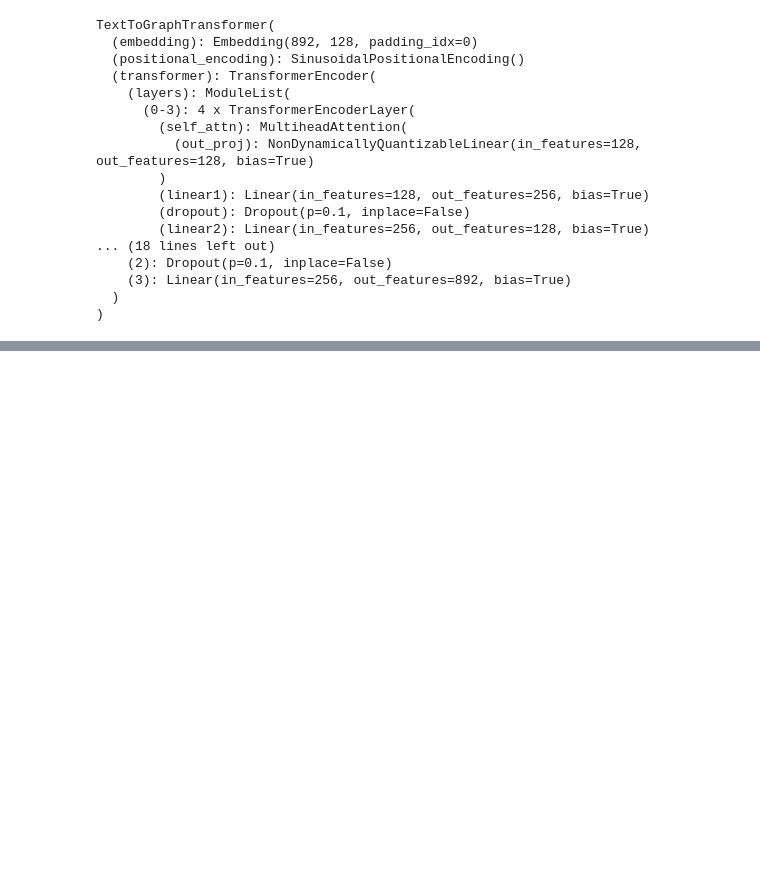
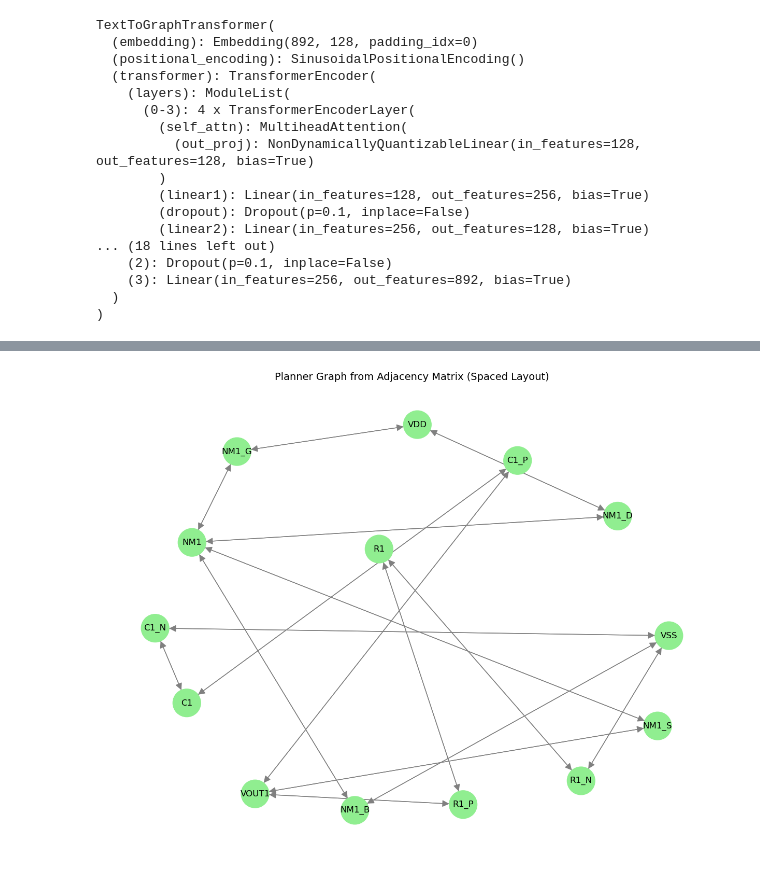
Before and after one commit to praveen2k2/circuits_gen, a Jupyter notebook: Moduler_version/train_1.0 TtoG.ipynb, the cells around one changed output, grey strips where cells are left out. Saved outputs shown, nothing was run; the diff lists cells and outputs as text; code cells hidden in the pictures; blank space fills up the shorter version.

```diff
--- a/Moduler_version/train_1.0 TtoG.ipynb
+++ b/Moduler_version/train_1.0 TtoG.ipynb
@@ -381,0 +417,6 @@ RuntimeError: Error(s) in loading state_dict for TextToGraphTransformer:
+# %%
+ex_index = 1
+sample_input = circuits.component_indices[ex_index]
+print("Sample Input Sequence:", circuits.component_lists[ex_index][0:-3])
+print("Actual Adjacency Matrix:")
+print(circuits.graphs[ex_index])
@@ -381,0 +440,44 @@ RuntimeError: Error(s) in loading state_dict for TextToGraphTransformer:
+# %%
+import networkx as nx
+import matplotlib.pyplot as plt
+
+def visualize_planner_from_adj_matrix(nodes, adj_matrix, spacing=2.0):
+    """
+    Visualize a planner graph with more spacing between nodes for clarity.
+
+    :param nodes: List of node labels.
+    :param adj_matrix: 2D list or numpy array.
+    :param spacing: Float, layout spacing (default is 2.0).
+    """
+    G = nx.DiGraph()
+
+    # Add nodes
+    for node in nodes:
+        G.add_node(node)
+
+    # Add edges based on adjacency matrix
+    for i in range(len(nodes)):
+        for j in range(len(nodes)):
+            if adj_matrix[i][j] != 0:
+                G.add_edge(nodes[i], nodes[j])
+
+    # Color nodes based on type
+    colors = ['skyblue' if n.startswith('S') else 'lightgreen' for n in G.nodes]
+
+    # Use spring layout with more spacing
+    pos = nx.spring_layout(G, seed=42, k=spacing)
+
+    # Draw graph
+    plt.figure(figsize=(12, 9))
+    nx.draw(G, pos, with_labels=True, node_color=colors, edge_color='gray',
+            node_size=1500, font_size=12, arrows=True, arrowsize=20)
+    plt.title("Planner Graph from Adjacency Matrix (Spaced Layout)", fontsize=14)
+    plt.show()
+
+# Example graph
+nodes = circuits.component_lists[ex_index]
+adj_matrix = circuits.graphs[ex_index]
+
+visualize_planner_from_adj_matrix(nodes, adj_matrix, spacing=2.5)
+# %% [output]
+[figure, added]
```
Also changed, not shown: parts of 7 cells of this notebook.
